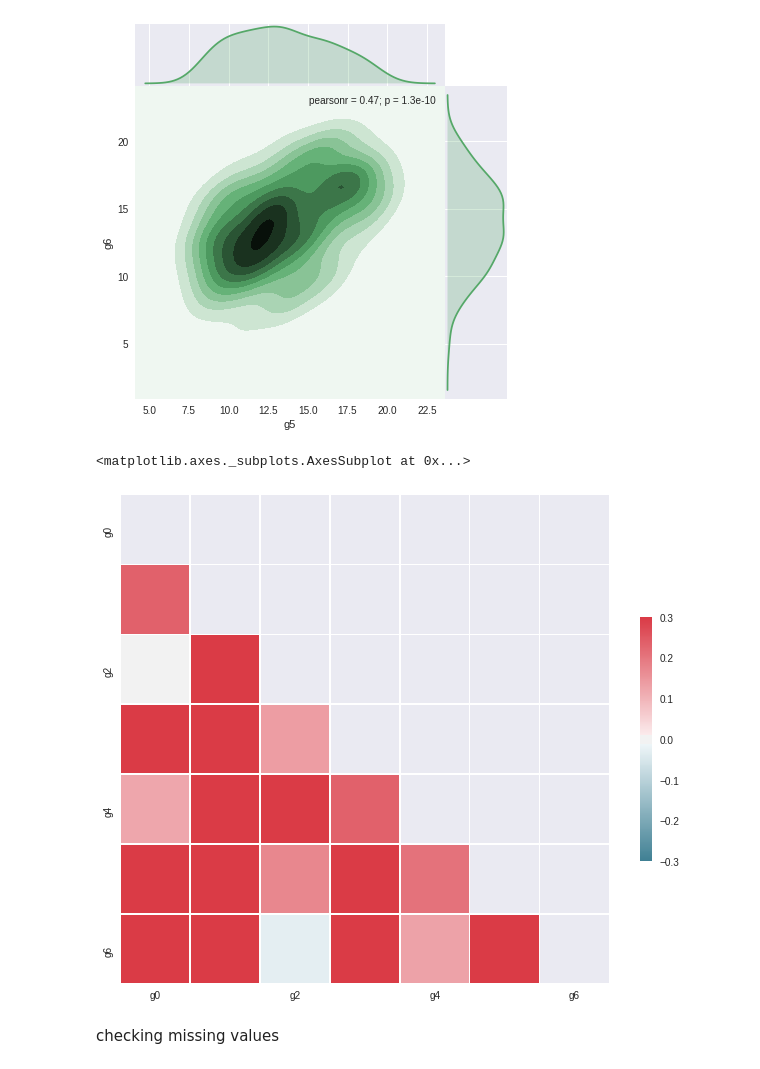
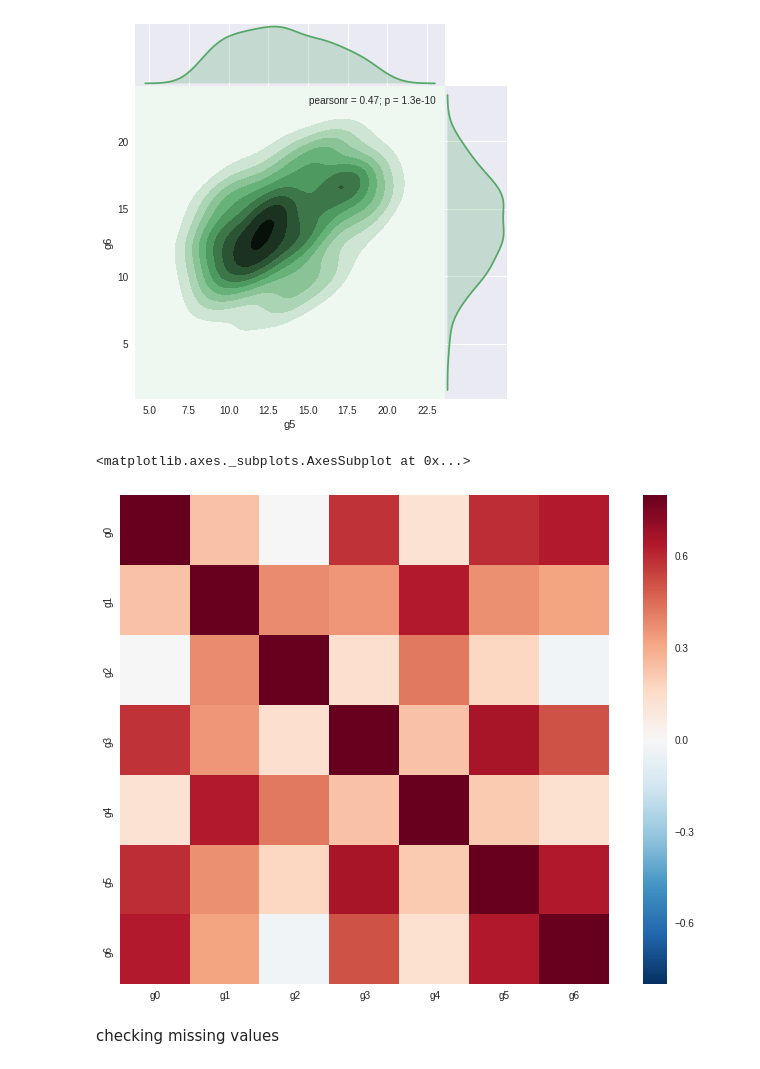
Before and after one commit to siavashkavousi/DM-course, a Jupyter notebook: student.ipynb, the cells around one changed output. Saved outputs shown, nothing was run; the diff lists cells and outputs as text; code cells hidden in the pictures.

```diff
--- a/student.ipynb
+++ b/student.ipynb
@@ -180,22 +180,13 @@ sns.jointplot(x="g5", y="g6", data=train_df[train_df['g5'] != 0],
 # %% [output]
 <seaborn.axisgrid.JointGrid at 0x...>
 [figure]
-# %%
-names = ['g0', 'g1', 'g2', 'g3', 'g4', 'g5', 'g6']
-correlations = train_df.corr()
-
-mask = np.zeros_like(correlations, dtype=np.bool)
-mask[np.triu_indices_from(mask)] = True
-
-f, ax = plt.subplots(figsize=(11, 9))
-cmap = sns.diverging_palette(220, 10, as_cmap=True)
-# Draw the heatmap with the mask and correct aspect ratio
-sns.heatmap(correlations, mask=mask, cmap=cmap, vmax=.3,
-            square=True, xticklabels=2, yticklabels=2,
-            linewidths=.5, cbar_kws={"shrink": .5}, ax=ax)
-# %% [output]
-<matplotlib.axes._subplots.AxesSubplot at 0x...>
-[figure, removed]
+# %%
+f, ax = plt.subplots(figsize=(12, 9))
+correlations = train_df.corr()
+sns.heatmap(correlations, vmax=.8, square=True)
+# %% [output]
+<matplotlib.axes._subplots.AxesSubplot at 0x...>
+[figure, added]
 # %% [markdown]
 checking missing values
 # %%
```
Also changed, not shown: parts of 4 cells of this notebook, 4 other files.
